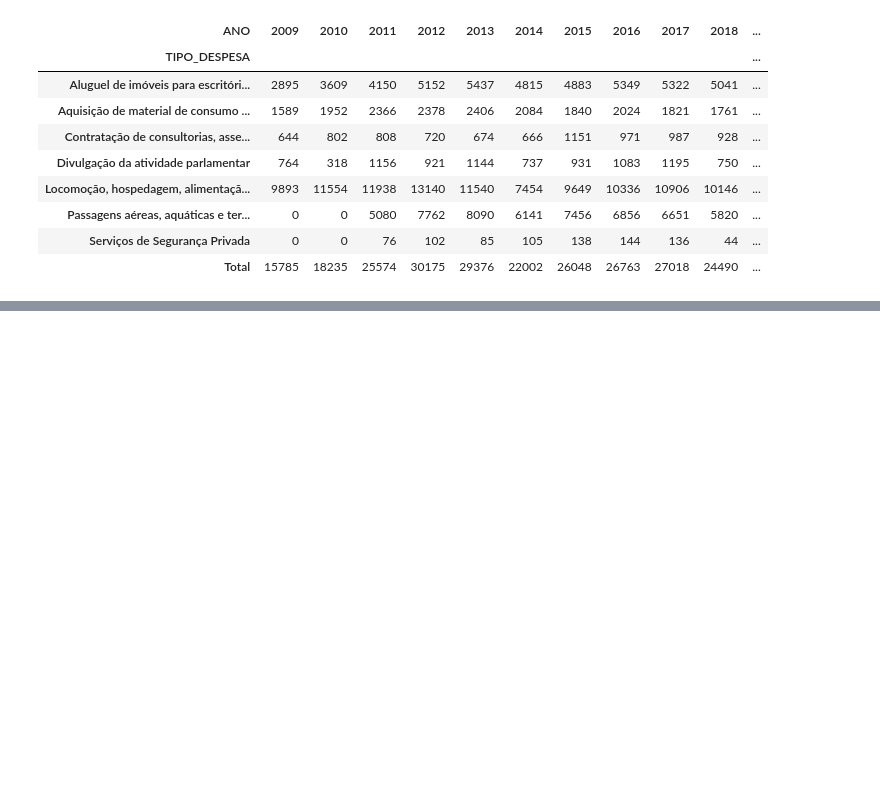
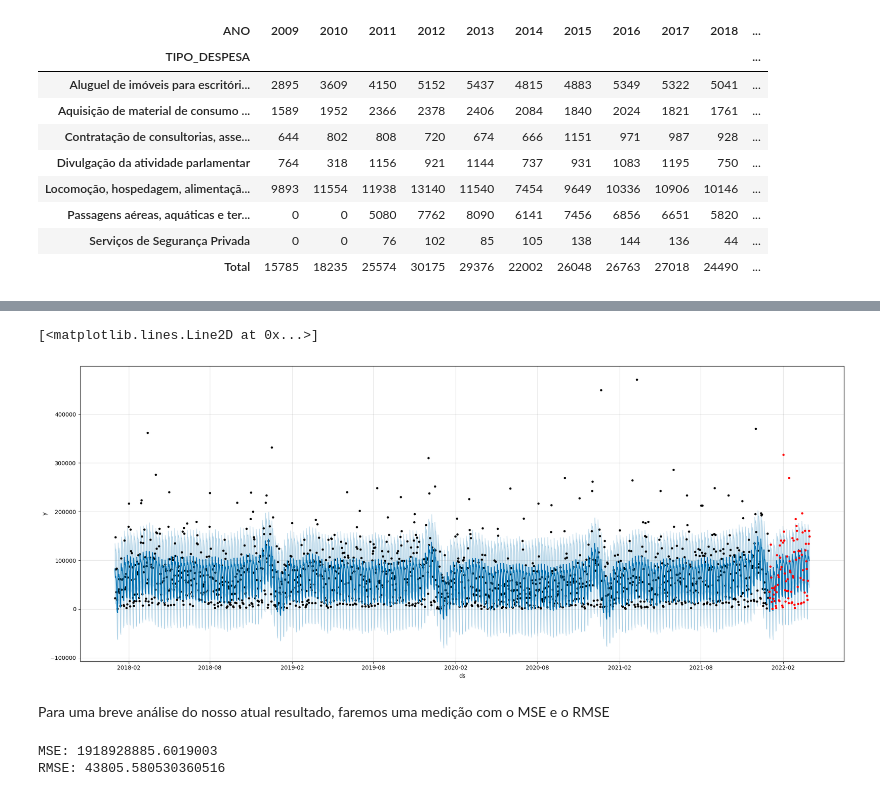
Before and after one commit to LuizHB23/7DaysOfCode-Ciencia-de-Dados, a Jupyter notebook: main.ipynb, the cells around one changed output, grey strips where cells are left out. Cells and saved outputs as stored; diff of their text form; code cells hidden in the pictures; blank space fills up the shorter version.

```diff
--- a/main.ipynb
+++ b/main.ipynb
@@ -342,0 +429,8 @@ tabela_despesas_estilizada
+# %%
+np.random.seed(400)
+
+modelo_prophet = Prophet(yearly_seasonality=True)
+
+df_prophet = pd.DataFrame({'ds': reembolso['DATA'], 'y': reembolso['VALOR_REEMBOLSADO']})
+
+modelo_prophet.fit(df_prophet)
@@ -342,0 +441,19 @@ tabela_despesas_estilizada
+# %%
+futuro = modelo_prophet.make_future_dataframe(periods=90, freq='D')
+
+previsao = modelo_prophet.predict(futuro)
+
+valor_real = dados.query('DATA >= 2022 & DATA < 2023').copy()
+valor_real = valor_real.drop(columns='MES')
+valor_real['MES'] = pd.to_datetime(valor_real['DATA']).dt.month
+valor_real['DATA'] = pd.to_datetime(valor_real['DATA'], format='%Y-%m-%d')
+valor_real = valor_real.query('MES < 4') [['DATA', 'VALOR_REEMBOLSADO']]
+valor_real = valor_real.groupby('DATA').sum().reset_index()
+
+modelo_prophet.plot(previsao, figsize=(20,8))
+plt.plot(valor_real['DATA'], valor_real['VALOR_REEMBOLSADO'], '.r')
+# %% [output]
+[<matplotlib.lines.Line2D at 0x...>]
+[figure, added]
+# %% [markdown]
+Para uma breve análise do nosso atual resultado, faremos uma medição com o MSE e o RMSE
@@ -342,0 +462,12 @@ tabela_despesas_estilizada
+# %%
+valor_real = valor_real.rename(columns={'DATA':'ds', 'VALOR_REEMBOLSADO':'y'})
+
+comparacao = pd.merge(previsao[['ds','yhat']], valor_real, on='ds')
+
+mse = mean_squared_error(comparacao['y'], comparacao['yhat'])
+rmse = np.sqrt(mse)
+
+print(f'MSE: {mse}\nRMSE: {rmse}')
+# %% [output]
+MSE: 1918928885.6019003
+RMSE: 43805.580530360516
```
Also changed, not shown: parts of 21 cells of this notebook.
